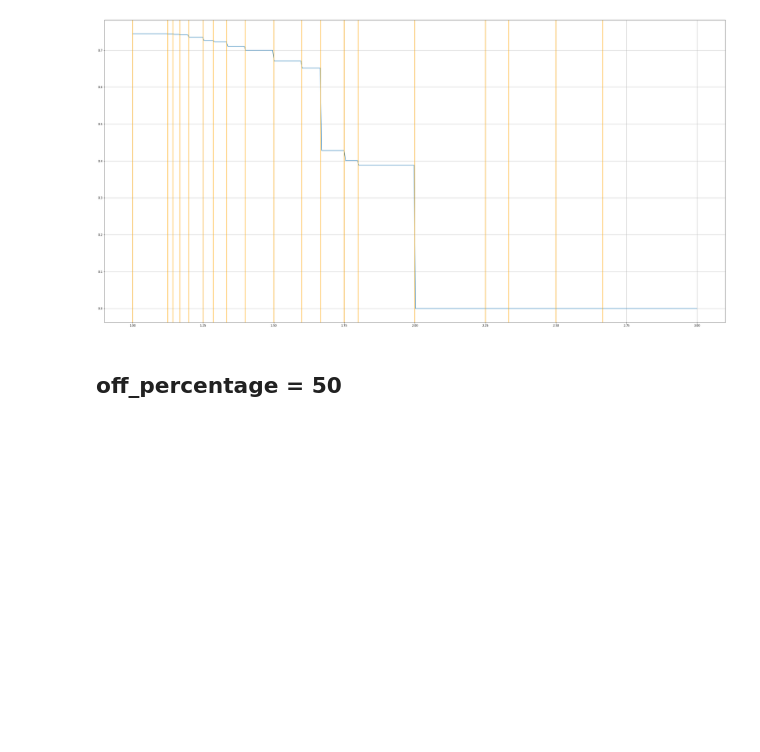
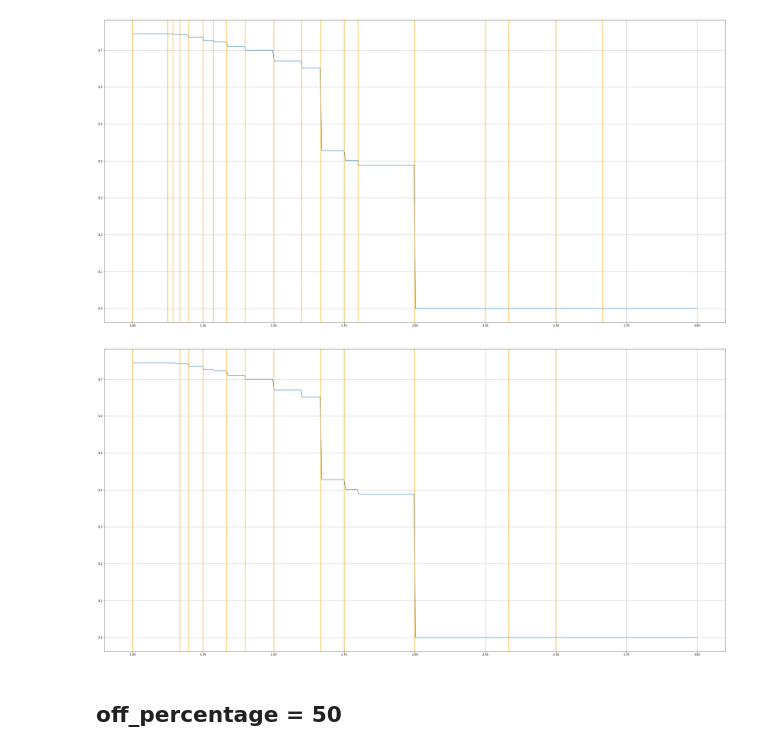
Before and after one commit to bu147/spatial-games-square-grid, a Jupyter notebook: Square_chaos.ipynb, the cells around one changed output. Saved outputs shown, nothing was run; the diff lists cells and outputs as text; code cells hidden in the pictures; blank space fills up the shorter version.

```diff
--- a/Square_chaos.ipynb
+++ b/Square_chaos.ipynb
@@ -100,6 +108,14 @@ for b in (b_points-eps):
     ax.axvline(b,color='orange')
 # %% [output]
 [figure]
+# %%
+fig,ax=plt.subplots(1,1,figsize=(40,20))
+ax.grid(b=True)
+ax.plot(bs,aver_all25)
+for b in (b_triangular-eps):
+    ax.axvline(b,color='orange')
+# %% [output]
+[figure, added]
 # %% [markdown]
 ## off_percentage = 50
 # %%
```
Also changed, not shown: parts of 1 cell of this notebook.
